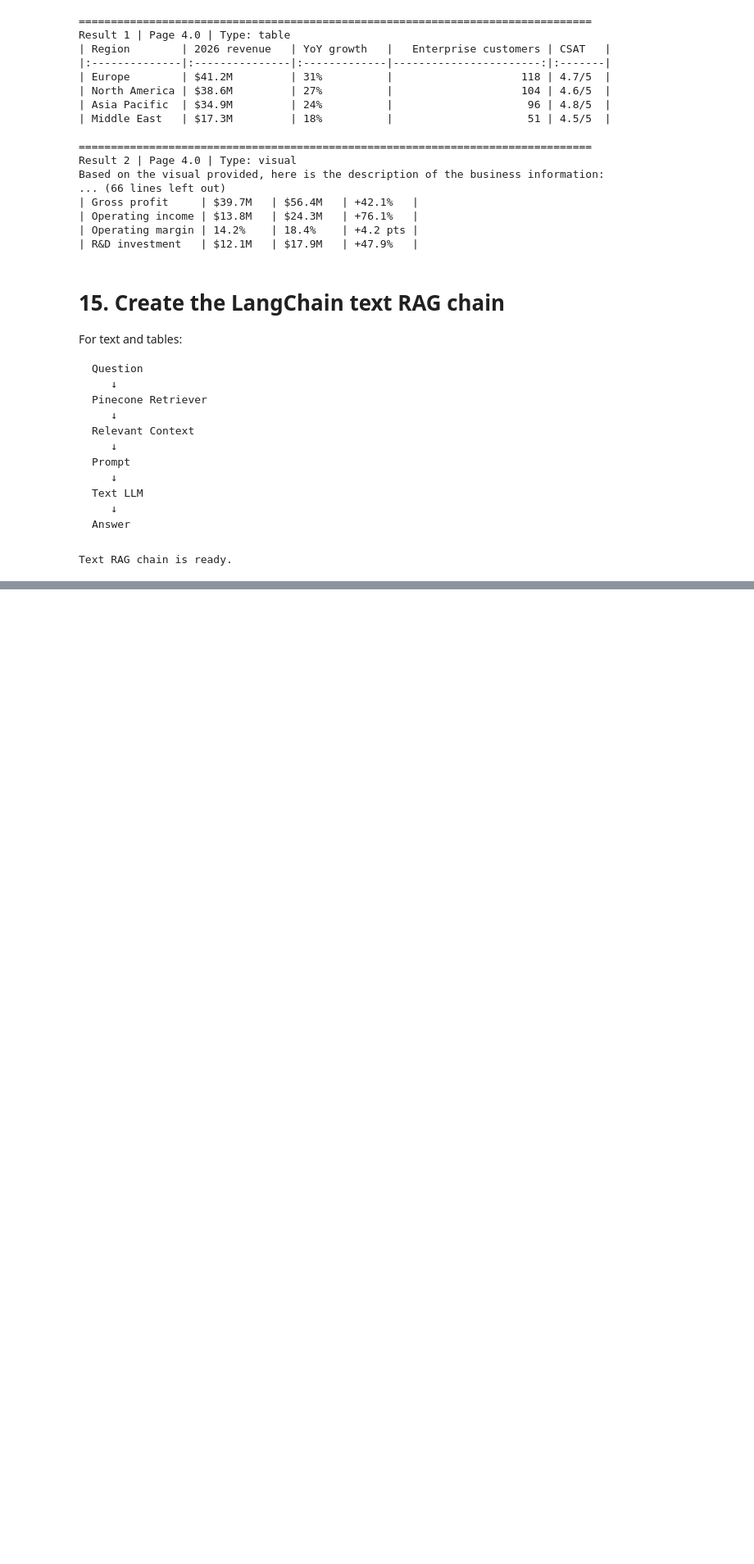
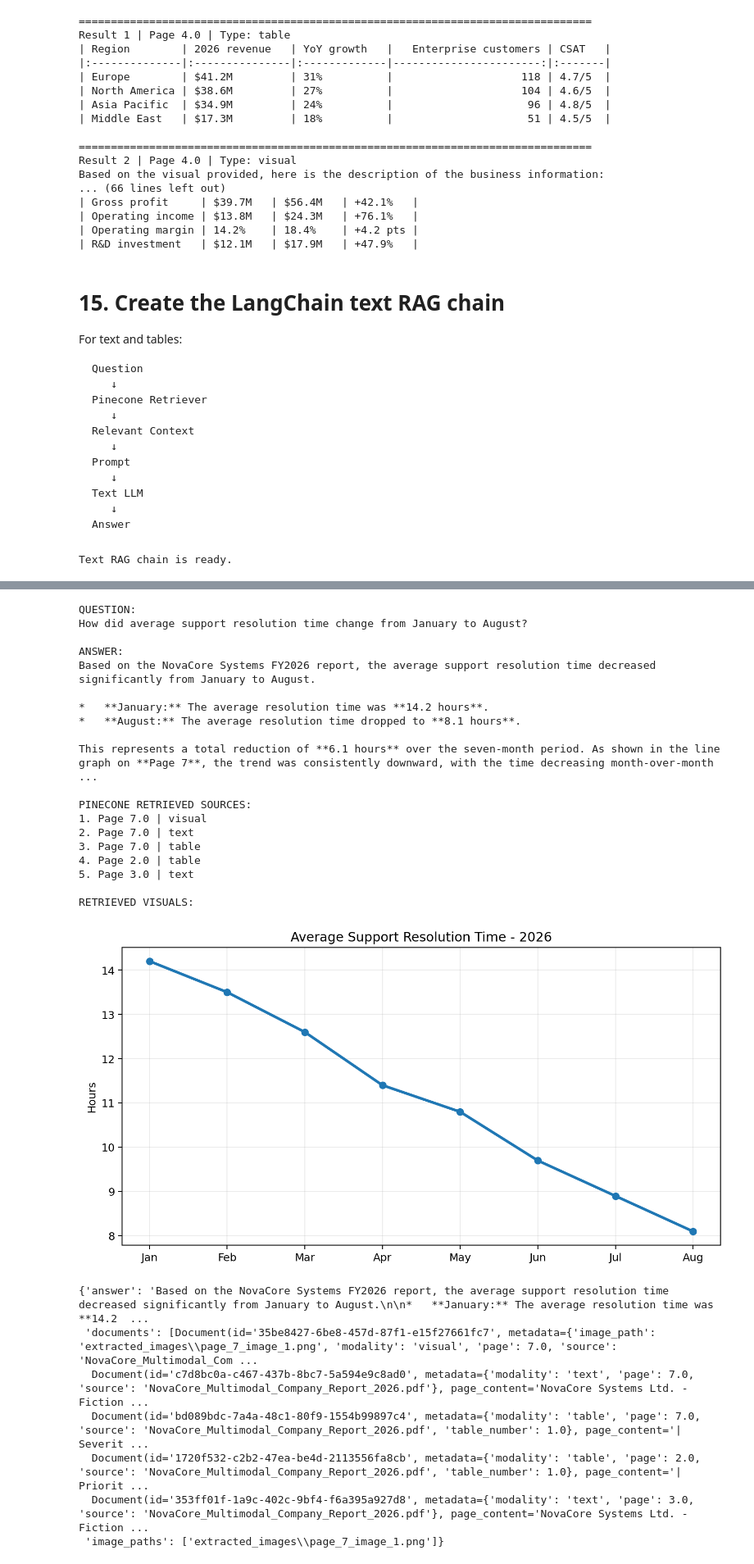
Before and after one commit to LexerPatty/Multimodal_RAG, a Jupyter notebook: multimodal_rag.ipynb, the cells around one changed output, grey strips where cells are left out. Shown at 82% size. Saved outputs shown, nothing was run; the diff lists cells and outputs as text; code cells hidden in the pictures; blank space fills up the shorter version.

```diff
--- a/multimodal_rag.ipynb
+++ b/multimodal_rag.ipynb
@@ -542,0 +808,33 @@ Text RAG chain is ready.
+# %%
+ask_rag(
+    "How did average support resolution time change from January to August?",
+    show_images=True,
+)
+# %% [output]
+QUESTION:
+How did average support resolution time change from January to August?
+
+ANSWER:
+Based on the NovaCore Systems FY2026 report, the average support resolution time decreased significantly from January to August.
+
+*   **January:** The average resolution time was **14.2 hours**.
+*   **August:** The average resolution time dropped to **8.1 hours**.
+
+This represents a total reduction of **6.1 hours** over the seven-month period. As shown in the line graph on **Page 7**, the trend was consistently downward, with the time decreasing month-over-month ...
+
+PINECONE RETRIEVED SOURCES:
+1. Page 7.0 | visual
+2. Page 7.0 | text
+3. Page 7.0 | table
+4. Page 2.0 | table
+5. Page 3.0 | text
+
+RETRIEVED VISUALS:
+[figure, added]
+{'answer': 'Based on the NovaCore Systems FY2026 report, the average support resolution time decreased significantly from January to August.\n\n*   **January:** The average resolution time was **14.2  ...
+ 'documents': [Document(id='35be8427-6be8-457d-87f1-e15f27661fc7', metadata={'image_path': 'extracted_images\\page_7_image_1.png', 'modality': 'visual', 'page': 7.0, 'source': 'NovaCore_Multimodal_Com ...
+  Document(id='c7d8bc0a-c467-437b-8bc7-5a594e9c8ad0', metadata={'modality': 'text', 'page': 7.0, 'source': 'NovaCore_Multimodal_Company_Report_2026.pdf'}, page_content='NovaCore Systems Ltd. - Fiction ...
+  Document(id='bd089bdc-7a4a-48c1-80f9-1554b99897c4', metadata={'modality': 'table', 'page': 7.0, 'source': 'NovaCore_Multimodal_Company_Report_2026.pdf', 'table_number': 1.0}, page_content='| Severit ...
+  Document(id='1720f532-c2b2-47ea-be4d-2113556fa8cb', metadata={'modality': 'table', 'page': 2.0, 'source': 'NovaCore_Multimodal_Company_Report_2026.pdf', 'table_number': 1.0}, page_content='| Priorit ...
+  Document(id='353ff01f-1a9c-402c-9bf4-f6a395a927d8', metadata={'modality': 'text', 'page': 3.0, 'source': 'NovaCore_Multimodal_Company_Report_2026.pdf'}, page_content='NovaCore Systems Ltd. - Fiction ...
+ 'image_paths': ['extracted_images\\page_7_image_1.png']}
```
Also changed, not shown: parts of 15 cells of this notebook.
